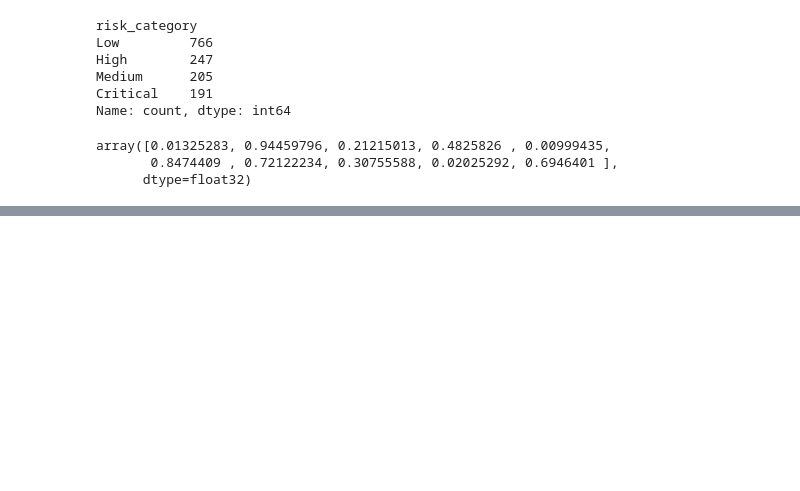
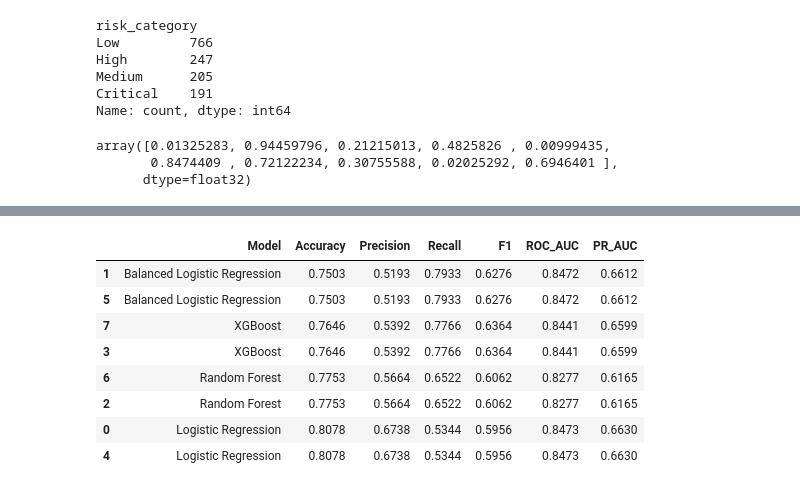
Before and after one commit to Akshit-Singh-00/customer-churn-ai, a Jupyter notebook: notebooks/04_model_experiments.ipynb, the cells around one changed output, grey strips where cells are left out. Cells and saved outputs as stored; diff of their text form; code cells hidden in the pictures; blank space fills up the shorter version.

```diff
--- a/notebooks/04_model_experiments.ipynb
+++ b/notebooks/04_model_experiments.ipynb
@@ -958,0 +989,16 @@ comparison_df.to_csv(
+# %%
+# recall:
+comparison_df.sort_values(
+    by="Recall",
+    ascending=False
+).round(4)
+# %% [output]
+|  | Model | Accuracy | Precision | Recall | F1 | ROC_AUC | PR_AUC |
+| 1 | Balanced Logistic Regression | 0.7503 | 0.5193 | 0.7933 | 0.6276 | 0.8472 | 0.6612 |
+| 5 | Balanced Logistic Regression | 0.7503 | 0.5193 | 0.7933 | 0.6276 | 0.8472 | 0.6612 |
+| 7 | XGBoost | 0.7646 | 0.5392 | 0.7766 | 0.6364 | 0.8441 | 0.6599 |
+| 3 | XGBoost | 0.7646 | 0.5392 | 0.7766 | 0.6364 | 0.8441 | 0.6599 |
+| 6 | Random Forest | 0.7753 | 0.5664 | 0.6522 | 0.6062 | 0.8277 | 0.6165 |
+| 2 | Random Forest | 0.7753 | 0.5664 | 0.6522 | 0.6062 | 0.8277 | 0.6165 |
+| 0 | Logistic Regression | 0.8078 | 0.6738 | 0.5344 | 0.5956 | 0.8473 | 0.6630 |
+| 4 | Logistic Regression | 0.8078 | 0.6738 | 0.5344 | 0.5956 | 0.8473 | 0.6630 |
```
Also changed, not shown: parts of 54 cells of this notebook.
